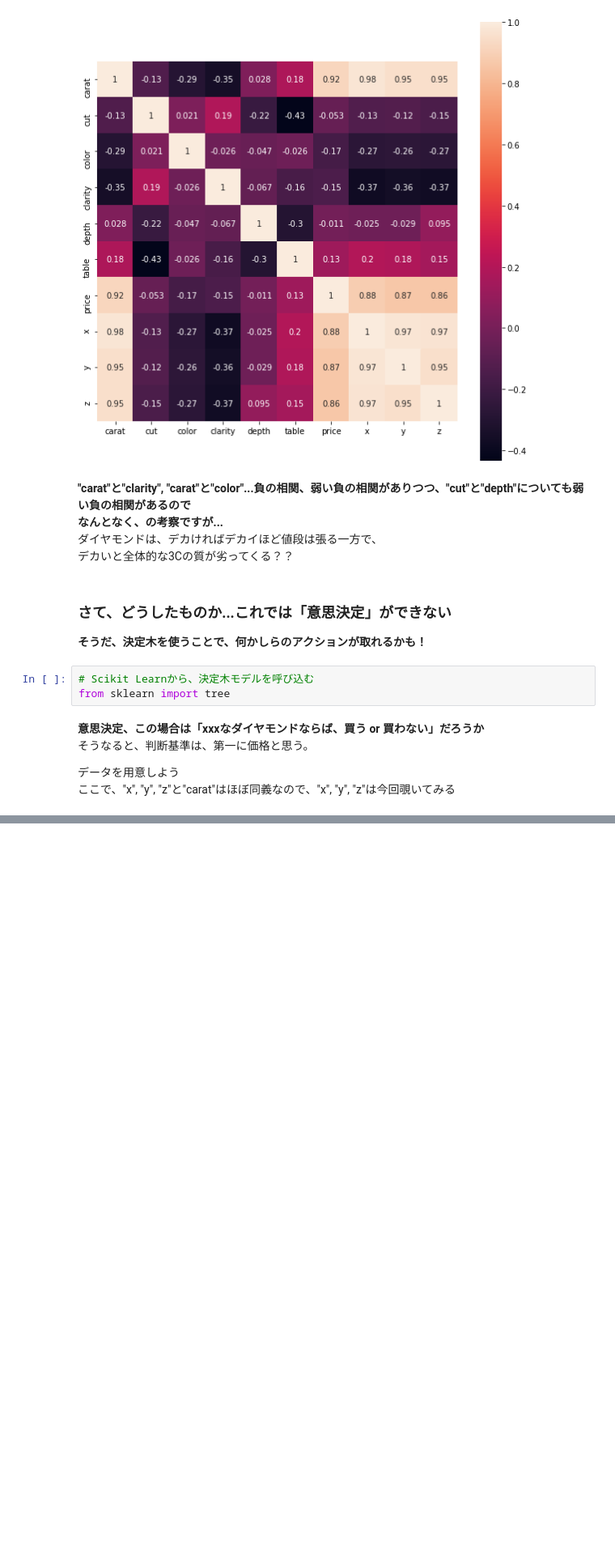
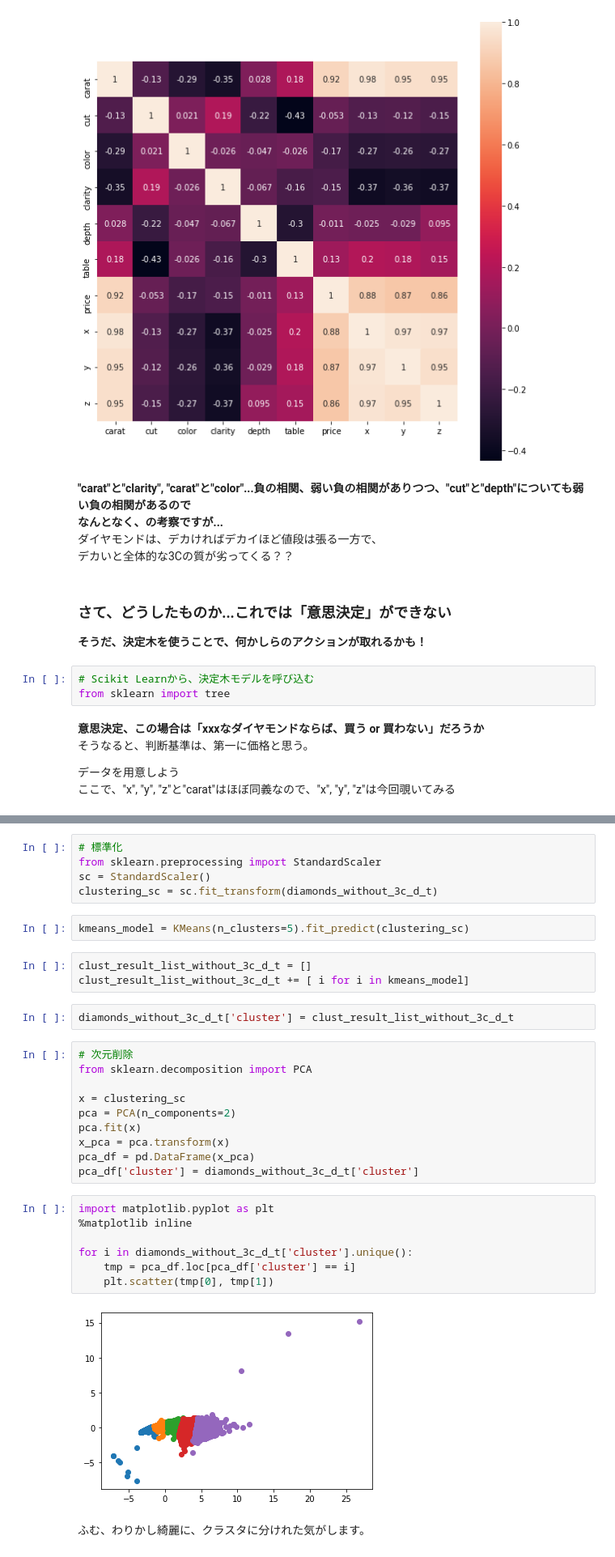
Before and after one commit to extech-developer-ksato/sandbox, a Jupyter notebook: Data_Analysis_with_Python/vol3/data_analysis_with_python_vol3.ipynb, the cells around one changed output, grey strips where cells are left out. Shown at 81% size. Saved outputs shown, nothing was run; the diff lists cells and outputs as text; blank space fills up the shorter version.

```diff
--- a/Data_Analysis_with_Python/vol3/data_analysis_with_python_vol3.ipynb
+++ b/Data_Analysis_with_Python/vol3/data_analysis_with_python_vol3.ipynb
@@ -379,0 +806,33 @@ tree.export_graphviz(clf, out_file="tree.dot",
+# %%
+# 標準化
+from sklearn.preprocessing import StandardScaler
+sc = StandardScaler()
+clustering_sc = sc.fit_transform(diamonds_without_3c_d_t)
+# %%
+kmeans_model = KMeans(n_clusters=5).fit_predict(clustering_sc)
+# %%
+clust_result_list_without_3c_d_t = []
+clust_result_list_without_3c_d_t += [ i for i in kmeans_model]
+# %%
+diamonds_without_3c_d_t['cluster'] = clust_result_list_without_3c_d_t
+# %%
+# 次元削除
+from sklearn.decomposition import PCA
+
+x = clustering_sc
+pca = PCA(n_components=2)
+pca.fit(x)
+x_pca = pca.transform(x)
+pca_df = pd.DataFrame(x_pca)
+pca_df['cluster'] = diamonds_without_3c_d_t['cluster']
+# %%
+import matplotlib.pyplot as plt
+%matplotlib inline
+
+for i in diamonds_without_3c_d_t['cluster'].unique():
+    tmp = pca_df.loc[pca_df['cluster'] == i]
+    plt.scatter(tmp[0], tmp[1])
+# %% [output]
+[figure, added]
+# %% [markdown]
+ふむ、わりかし綺麗に、クラスタに分けれた気がします。
```
Also changed, not shown: parts of 124 cells of this notebook, 9 other files.
